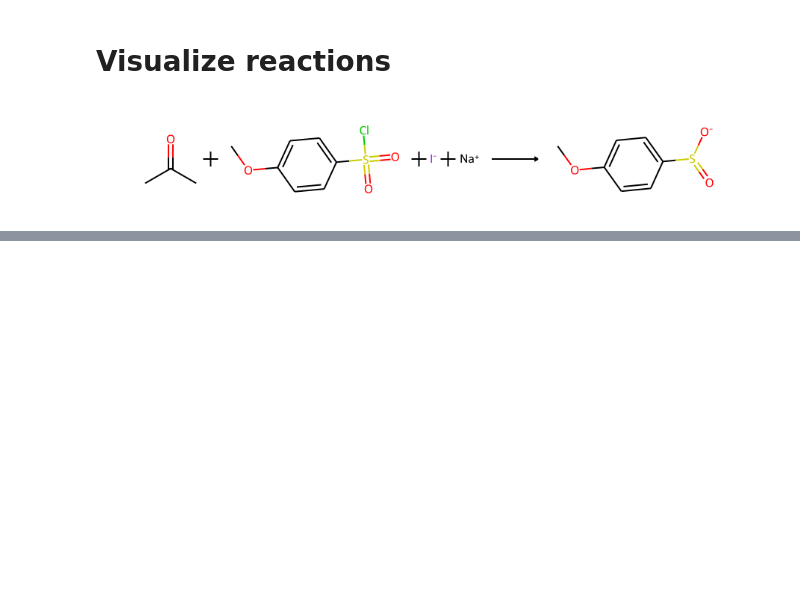
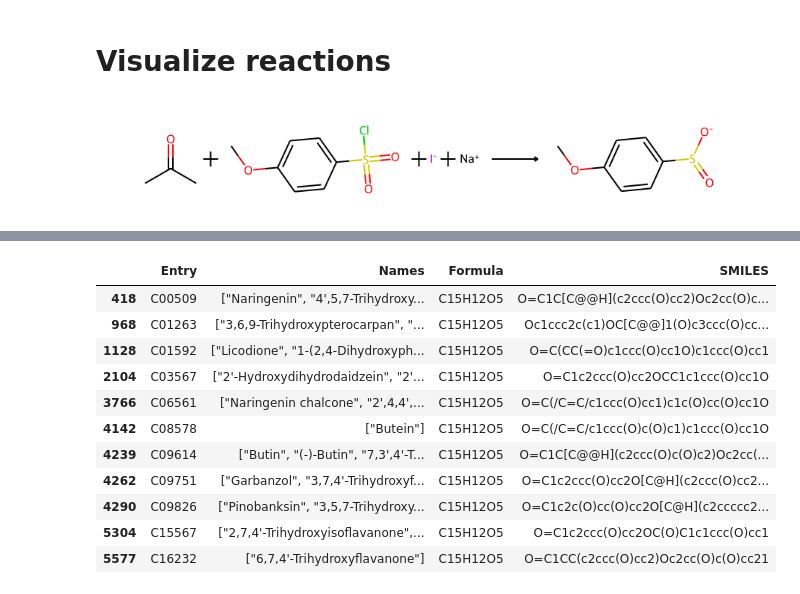
Before and after one commit to costasmexis/metabolic-pathways, a Jupyter notebook: notebooks/lm_for_reactions.ipynb, the cells around one changed output, grey strips where cells are left out. Cells and saved outputs as stored; diff of their text form; code cells hidden in the pictures; blank space fills up the shorter version.

```diff
--- a/notebooks/lm_for_reactions.ipynb
+++ b/notebooks/lm_for_reactions.ipynb
@@ -282,0 +399,15 @@ O = C ( O ) [C@@H] 1 C C C C N 1 ["L-Pipecolate", "Pipecolinic acid", "Pipecolic
+# %%
+kegg_df[kegg_df['Formula'] == 'C15H12O5']
+# %% [output]
+|  | Entry | Names | Formula | SMILES |
+| 418 | C00509 | ["Naringenin", "4',5,7-Trihydroxy... | C15H12O5 | O=C1C[C@@H](c2ccc(O)cc2)Oc2cc(O)c... |
+| 968 | C01263 | ["3,6,9-Trihydroxypterocarpan", "... | C15H12O5 | Oc1ccc2c(c1)OC[C@@]1(O)c3ccc(O)cc... |
+| 1128 | C01592 | ["Licodione", "1-(2,4-Dihydroxyph... | C15H12O5 | O=C(CC(=O)c1ccc(O)cc1O)c1ccc(O)cc1 |
+| 2104 | C03567 | ["2'-Hydroxydihydrodaidzein", "2'... | C15H12O5 | O=C1c2ccc(O)cc2OCC1c1ccc(O)cc1O |
+| 3766 | C06561 | ["Naringenin chalcone", "2',4,4',... | C15H12O5 | O=C(/C=C/c1ccc(O)cc1)c1c(O)cc(O)cc1O |
+| 4142 | C08578 | ["Butein"] | C15H12O5 | O=C(/C=C/c1ccc(O)c(O)c1)c1ccc(O)cc1O |
+| 4239 | C09614 | ["Butin", "(-)-Butin", "7,3',4'-T... | C15H12O5 | O=C1C[C@@H](c2ccc(O)c(O)c2)Oc2cc(... |
+| 4262 | C09751 | ["Garbanzol", "3,7,4'-Trihydroxyf... | C15H12O5 | O=C1c2ccc(O)cc2O[C@H](c2ccc(O)cc2... |
+| 4290 | C09826 | ["Pinobanksin", "3,5,7-Trihydroxy... | C15H12O5 | O=C1c2c(O)cc(O)cc2O[C@H](c2ccccc2... |
+| 5304 | C15567 | ["2,7,4'-Trihydroxyisoflavanone",... | C15H12O5 | O=C1c2ccc(O)cc2OC(O)C1c1ccc(O)cc1 |
+| 5577 | C16232 | ["6,7,4'-Trihydroxyflavanone"] | C15H12O5 | O=C1CC(c2ccc(O)cc2)Oc2cc(O)c(O)cc21 |
```
Also changed, not shown: parts of 29 cells of this notebook, 9 other files.
